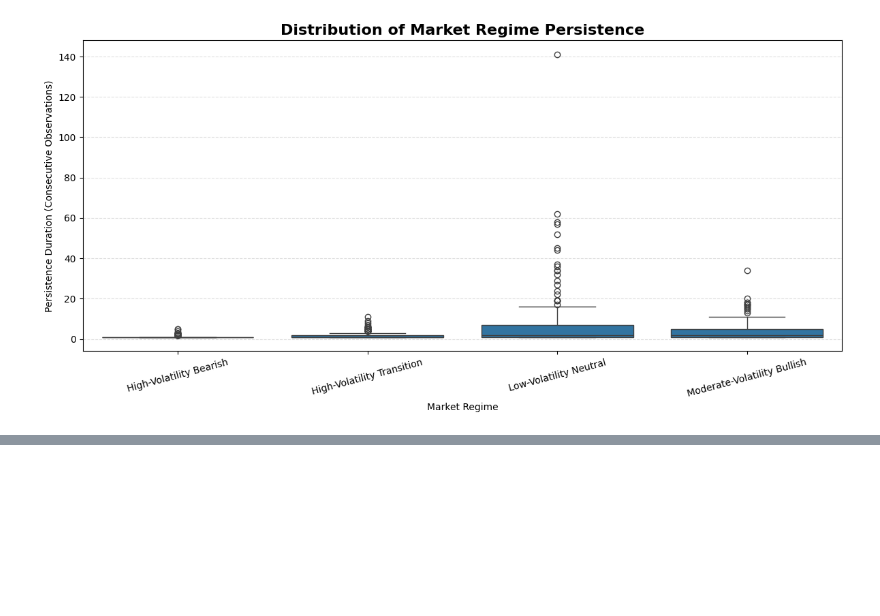
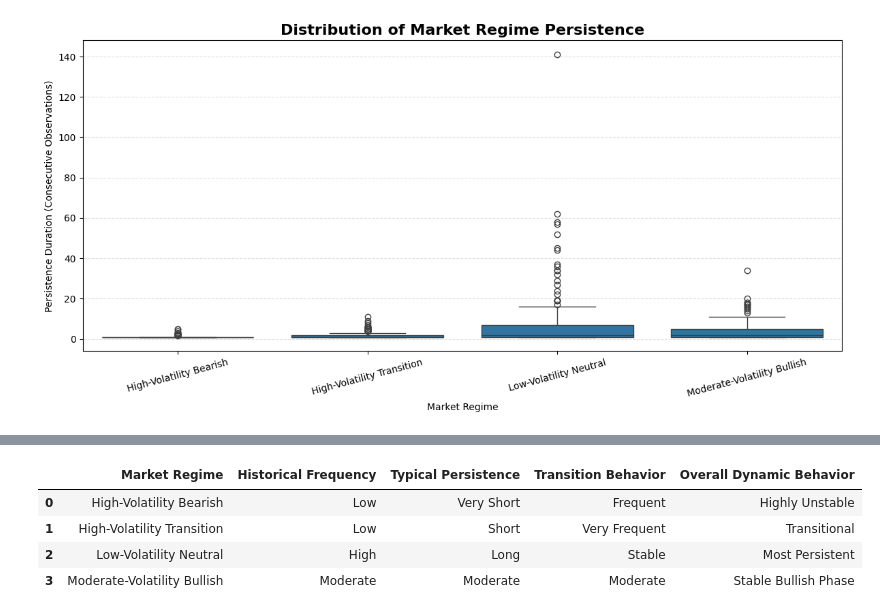
Before and after one commit to GaelRendon/Financial-market-regime-detetcion-system, a Jupyter notebook: norebooks/06_market_regime_dynamics.ipynb, the cells around one changed output, grey strips where cells are left out. Cells and saved outputs as stored; diff of their text form; code cells hidden in the pictures; blank space fills up the shorter version.

Commit message:
Add interpretation and summary sections for market regime dynamics analysis

```diff
--- a/norebooks/06_market_regime_dynamics.ipynb
+++ b/norebooks/06_market_regime_dynamics.ipynb
@@ -466,0 +482,45 @@ plt.show()
+# %%
+# ==========================================
+# Dynamic Behavior Summary
+# ==========================================
+
+dynamic_summary = pd.DataFrame({
+    "Market Regime": [
+        "High-Volatility Bearish",
+        "High-Volatility Transition",
+        "Low-Volatility Neutral",
+        "Moderate-Volatility Bullish"
+    ],
+    "Historical Frequency": [
+        "Low",
+        "Low",
+        "High",
+        "Moderate"
+    ],
+    "Typical Persistence": [
+        "Very Short",
+        "Short",
+        "Long",
+        "Moderate"
+    ],
+    "Transition Behavior": [
+        "Frequent",
+        "Very Frequent",
+        "Stable",
+        "Moderate"
+    ],
+    "Overall Dynamic Behavior": [
+        "Highly Unstable",
+        "Transitional",
+        "Most Persistent",
+        "Stable Bullish Phase"
+    ]
+})
+
+dynamic_summary
+# %% [output]
+|  | Market Regime | Historical Frequency | Typical Persistence | Transition Behavior | Overall Dynamic Behavior |
+| 0 | High-Volatility Bearish | Low | Very Short | Frequent | Highly Unstable |
+| 1 | High-Volatility Transition | Low | Short | Very Frequent | Transitional |
+| 2 | Low-Volatility Neutral | High | Long | Stable | Most Persistent |
+| 3 | Moderate-Volatility Bullish | Moderate | Moderate | Moderate | Stable Bullish Phase |
```
Also changed, not shown: parts of 6 cells of this notebook.
